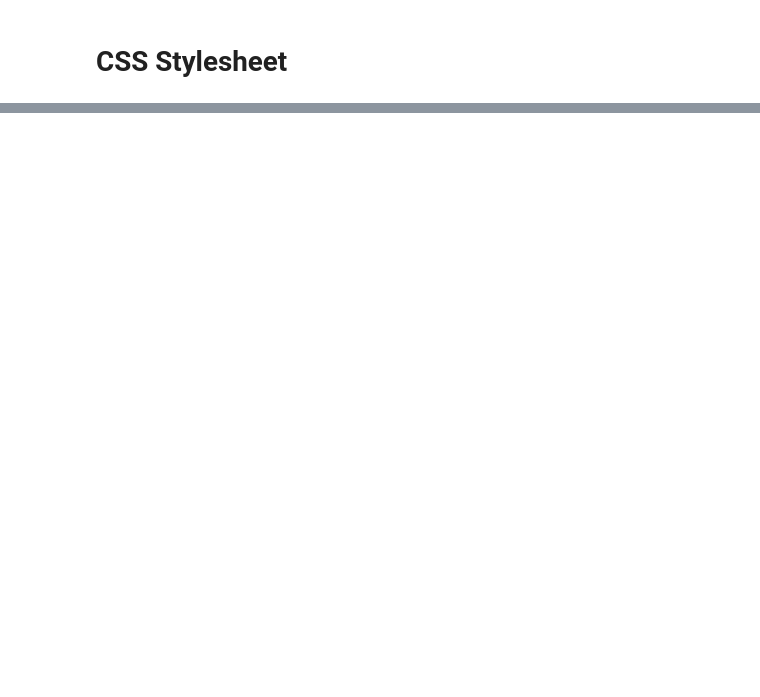
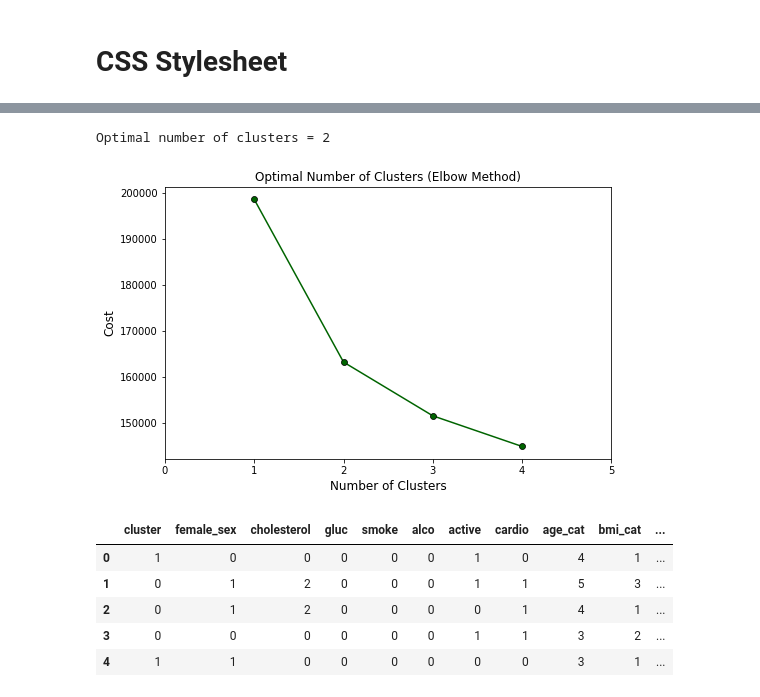
Before and after one commit to lucas-lfp/heart-shaped-box__Machine-Learning-SVM-classifier, a Jupyter notebook: heart_shaped_box_4.ipynb, the cells around one changed output, grey strips where cells are left out. Cells and saved outputs as stored; diff of their text form; code cells hidden in the pictures; blank space fills up the shorter version.

Commit message:
adds clusters (1)

```diff
--- a/heart_shaped_box_4.ipynb
+++ b/heart_shaped_box_4.ipynb
@@ -176,0 +452,38 @@ df = pd.read_csv('clean_cvd.csv', sep = ",")
+# %%
+## Clusterisation
+# Finding optimal k (1 to 4) using elbow method
+
+costs = []
+n_clusters = range(1,5)
+
+for i in n_clusters:
+    kmode = KModes(
+        n_clusters = i,
+        init = "Huang",
+        n_init = 5,
+        verbose = 0,
+        random_state = 41
+    )
+    kmode.fit_predict(df)
+    costs.append(kmode.cost_)
+
+# finding optimal value for k
+deltas = [costs[i] - costs[i+1] for i in range(len(costs)-1)]
+optimal_k = deltas.index(max(deltas))+2
+print(f"Optimal number of clusters = {optimal_k}")
+fig, ax = plt.subplots(ncols =1, nrows = 1, figsize = (8,5))
+plt.title('Optimal Number of Clusters (Elbow Method)')
+sns.lineplot(x = n_clusters, y =costs, color = "darkgreen", marker = "o", markeredgecolor = "black", ax = ax)
+ax.set_xlabel('Number of Clusters', fontsize = 12)
+ax.set_ylabel('Cost', fontsize = 12)
+ax.set_xticks(ticks = range(0,6), labels = range(0,6))
+plt.show()
+# %% [output]
+Optimal number of clusters = 2
+[figure, added]
+|  | cluster | female_sex | cholesterol | gluc | smoke | alco | active | cardio | age_cat | bmi_cat | ... |
+| 0 | 1 | 0 | 0 | 0 | 0 | 0 | 1 | 0 | 4 | 1 | ... |
+| 1 | 0 | 1 | 2 | 0 | 0 | 0 | 1 | 1 | 5 | 3 | ... |
+| 2 | 0 | 1 | 2 | 0 | 0 | 0 | 0 | 1 | 4 | 1 | ... |
+| 3 | 0 | 0 | 0 | 0 | 0 | 0 | 1 | 1 | 3 | 2 | ... |
+| 4 | 1 | 1 | 0 | 0 | 0 | 0 | 0 | 0 | 3 | 1 | ... |
```
Also changed, not shown: parts of 25 cells of this notebook.
